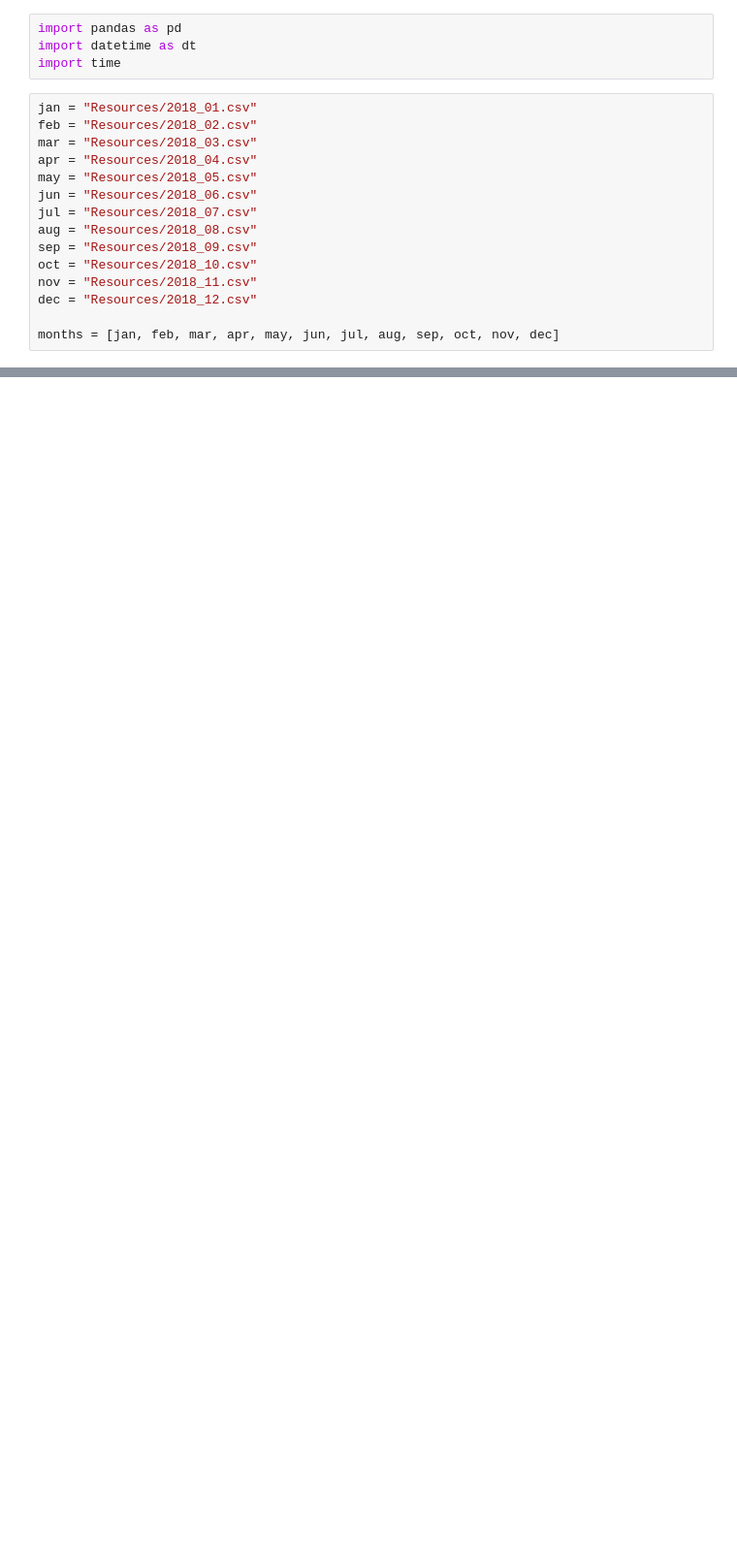
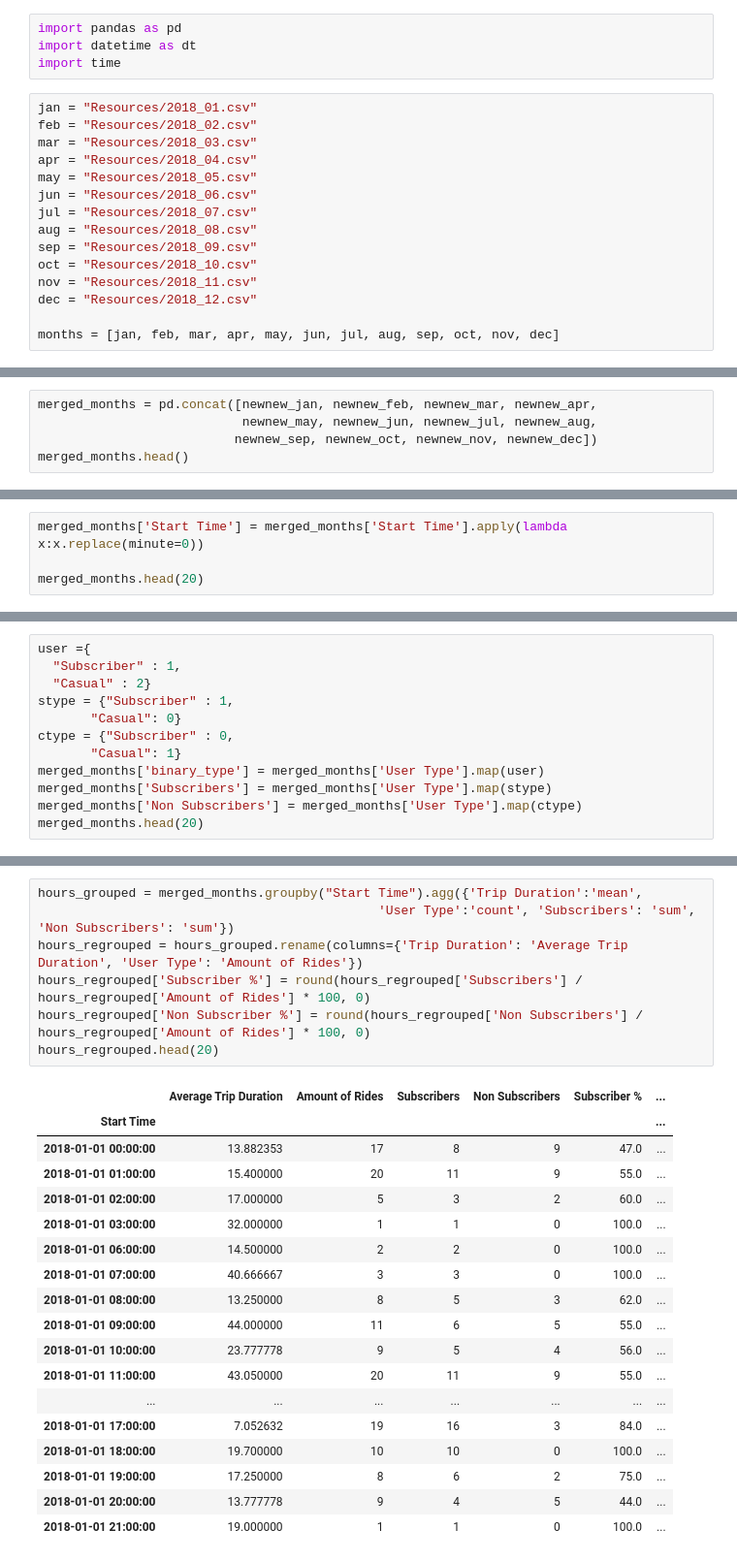
Before and after one commit to uncncsu/project-1, a Jupyter notebook: Portland_Clean.ipynb, the cells around one changed output, grey strips where cells are left out. Shown at 97% size. Drawn from its saved outputs; the diff is of its cells as text; blank space fills up the shorter version.

```diff
--- a/Portland_Clean.ipynb
+++ b/Portland_Clean.ipynb
@@ -76,0 +386,5 @@ See the caveats in the documentation: http://pandas.pydata.org/pandas-docs/stabl
+# %%
+merged_months = pd.concat([newnew_jan, newnew_feb, newnew_mar, newnew_apr,
+                           newnew_may, newnew_jun, newnew_jul, newnew_aug,
+                          newnew_sep, newnew_oct, newnew_nov, newnew_dec])
+merged_months.head()
@@ -76,0 +398,4 @@ See the caveats in the documentation: http://pandas.pydata.org/pandas-docs/stabl
+# %%
+merged_months['Start Time'] = merged_months['Start Time'].apply(lambda x:x.replace(minute=0))
+
+merged_months.head(20)
@@ -76,0 +420,12 @@ See the caveats in the documentation: http://pandas.pydata.org/pandas-docs/stabl
+# %%
+user ={
+  "Subscriber" : 1,
+  "Casual" : 2}
+stype = {"Subscriber" : 1,
+       "Casual": 0}
+ctype = {"Subscriber" : 0,
+       "Casual": 1}
+merged_months['binary_type'] = merged_months['User Type'].map(user)
+merged_months['Subscribers'] = merged_months['User Type'].map(stype)
+merged_months['Non Subscribers'] = merged_months['User Type'].map(ctype)
+merged_months.head(20)
@@ -76,0 +450,26 @@ See the caveats in the documentation: http://pandas.pydata.org/pandas-docs/stabl
+# %%
+hours_grouped = merged_months.groupby("Start Time").agg({'Trip Duration':'mean',
+                                             'User Type':'count', 'Subscribers': 'sum', 'Non Subscribers': 'sum'})
+hours_regrouped = hours_grouped.rename(columns={'Trip Duration': 'Average Trip Duration', 'User Type': 'Amount of Rides'})
+hours_regrouped['Subscriber %'] = round(hours_regrouped['Subscribers'] / hours_regrouped['Amount of Rides'] * 100, 0)
+hours_regrouped['Non Subscriber %'] = round(hours_regrouped['Non Subscribers'] / hours_regrouped['Amount of Rides'] * 100, 0)
+hours_regrouped.head(20)
+# %% [output]
+|  | Average Trip Duration | Amount of Rides | Subscribers | Non Subscribers | Subscriber % | ... |
+| Start Time |  |  |  |  |  | ... |
+| 2018-01-01 00:00:00 | 13.882353 | 17 | 8 | 9 | 47.0 | ... |
+| 2018-01-01 01:00:00 | 15.400000 | 20 | 11 | 9 | 55.0 | ... |
+| 2018-01-01 02:00:00 | 17.000000 | 5 | 3 | 2 | 60.0 | ... |
+| 2018-01-01 03:00:00 | 32.000000 | 1 | 1 | 0 | 100.0 | ... |
+| 2018-01-01 06:00:00 | 14.500000 | 2 | 2 | 0 | 100.0 | ... |
+| 2018-01-01 07:00:00 | 40.666667 | 3 | 3 | 0 | 100.0 | ... |
+| 2018-01-01 08:00:00 | 13.250000 | 8 | 5 | 3 | 62.0 | ... |
+| 2018-01-01 09:00:00 | 44.000000 | 11 | 6 | 5 | 55.0 | ... |
+| 2018-01-01 10:00:00 | 23.777778 | 9 | 5 | 4 | 56.0 | ... |
+| 2018-01-01 11:00:00 | 43.050000 | 20 | 11 | 9 | 55.0 | ... |
+| ... | ... | ... | ... | ... | ... | ... |
+| 2018-01-01 17:00:00 | 7.052632 | 19 | 16 | 3 | 84.0 | ... |
+| 2018-01-01 18:00:00 | 19.700000 | 10 | 10 | 0 | 100.0 | ... |
+| 2018-01-01 19:00:00 | 17.250000 | 8 | 6 | 2 | 75.0 | ... |
+| 2018-01-01 20:00:00 | 13.777778 | 9 | 4 | 5 | 44.0 | ... |
+| 2018-01-01 21:00:00 | 19.000000 | 1 | 1 | 0 | 100.0 | ... |
```
Also changed, not shown: parts of 16 cells of this notebook, 1 other file.
